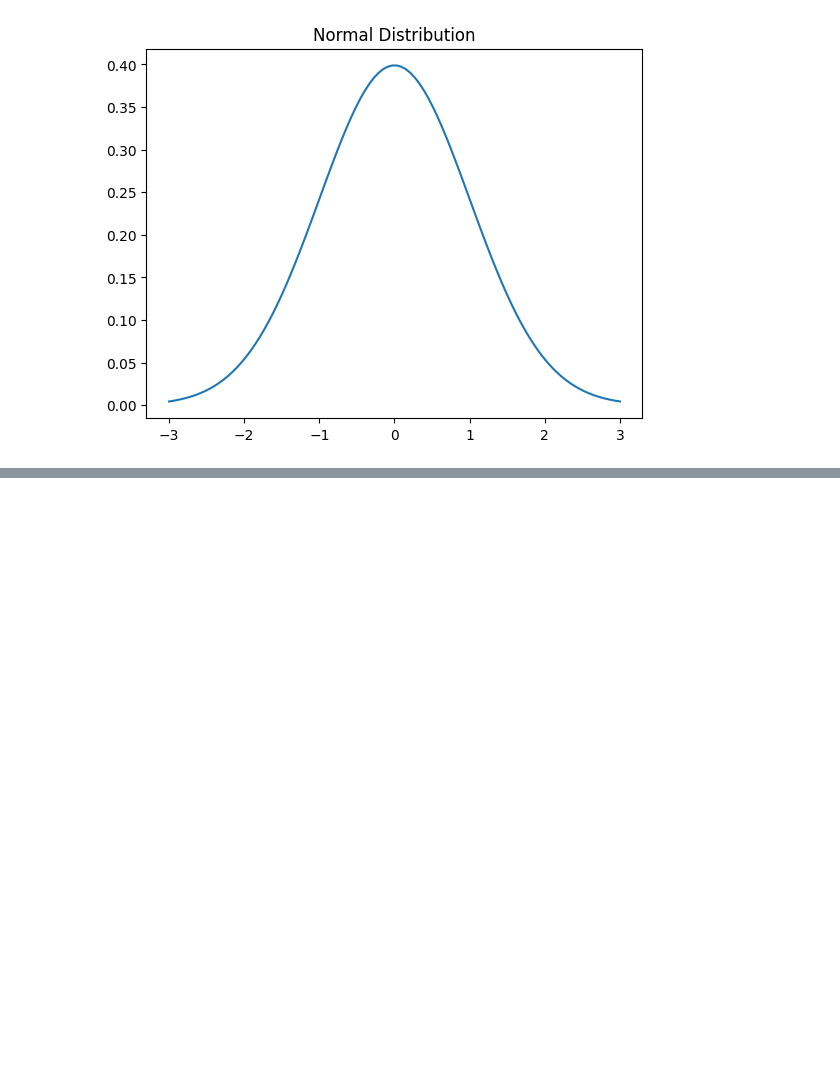
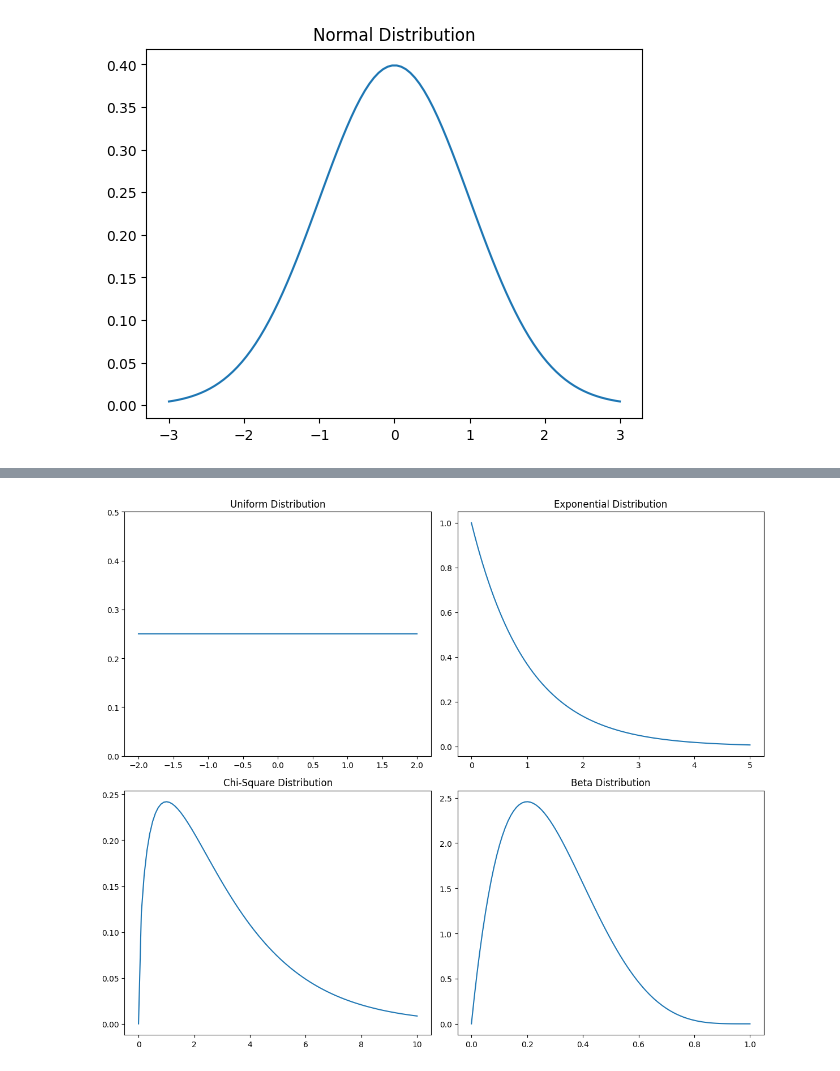
Before and after one commit to ihrpr/mcp-client-jupyter-chat, a Jupyter notebook: Untitled.ipynb, the cells around one changed output, grey strips where cells are left out. Saved outputs shown, nothing was run; the diff lists cells and outputs as text; code cells hidden in the pictures; blank space fills up the shorter version.

```diff
--- a/Untitled.ipynb
+++ b/Untitled.ipynb
@@ -38,0 +138,40 @@ plt.show()
+# %%
+import matplotlib.pyplot as plt
+import numpy as np
+from scipy.special import gamma, beta
+
+# Create a figure with multiple subplots
+fig, ((ax1, ax2), (ax3, ax4)) = plt.subplots(2, 2, figsize=(12, 10))
+
+# 1. Uniform Distribution
+x_uniform = np.linspace(-2, 2, 100)
+y_uniform = np.ones_like(x_uniform) * 0.25  # PDF is constant between -2 and 2
+ax1.plot(x_uniform, y_uniform)
+ax1.set_title('Uniform Distribution')
+ax1.set_ylim(0, 0.5)
+
+# 2. Exponential Distribution
+x_exp = np.linspace(0, 5, 100)
+lambda_param = 1
+y_exp = lambda_param * np.exp(-lambda_param * x_exp)
+ax2.plot(x_exp, y_exp)
+ax2.set_title('Exponential Distribution')
+
+# 3. Chi-Square Distribution
+x_chi = np.linspace(0, 10, 100)
+k = 3  # degrees of freedom
+y_chi = (x_chi**(k/2 - 1) * np.exp(-x_chi/2)) / (2**(k/2) * gamma(k/2))
+ax3.plot(x_chi, y_chi)
+ax3.set_title('Chi-Square Distribution')
+
+# 4. Beta Distribution
+x_beta = np.linspace(0, 1, 100)
+a, b = 2, 5
+y_beta = x_beta**(a-1) * (1-x_beta)**(b-1) / beta(a, b)
+ax4.plot(x_beta, y_beta)
+ax4.set_title('Beta Distribution')
+
+plt.tight_layout()
+plt.show()
+# %% [output]
+[figure, added]
```
Also changed, not shown: parts of 6 cells of this notebook, 1 other file.
